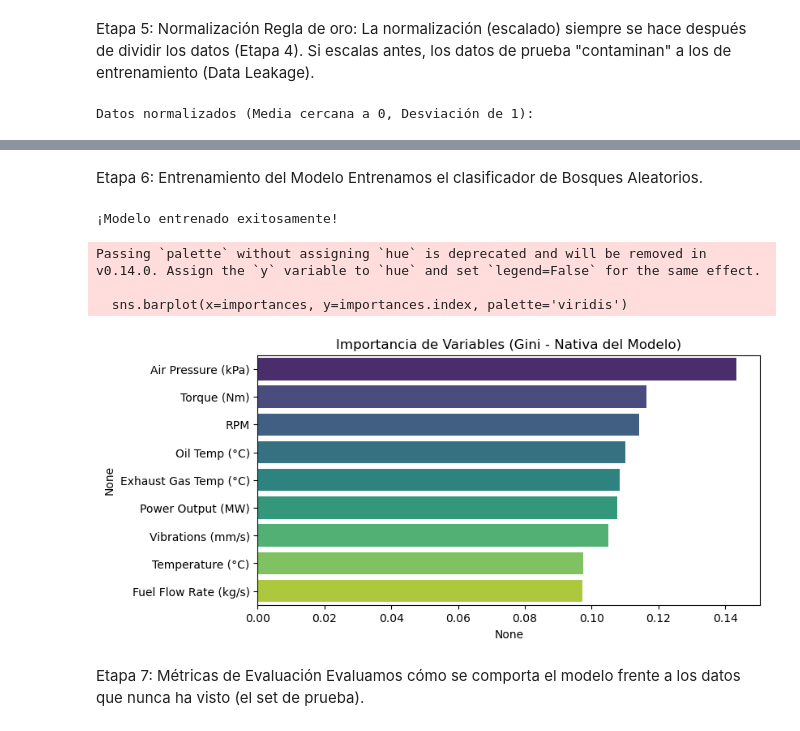
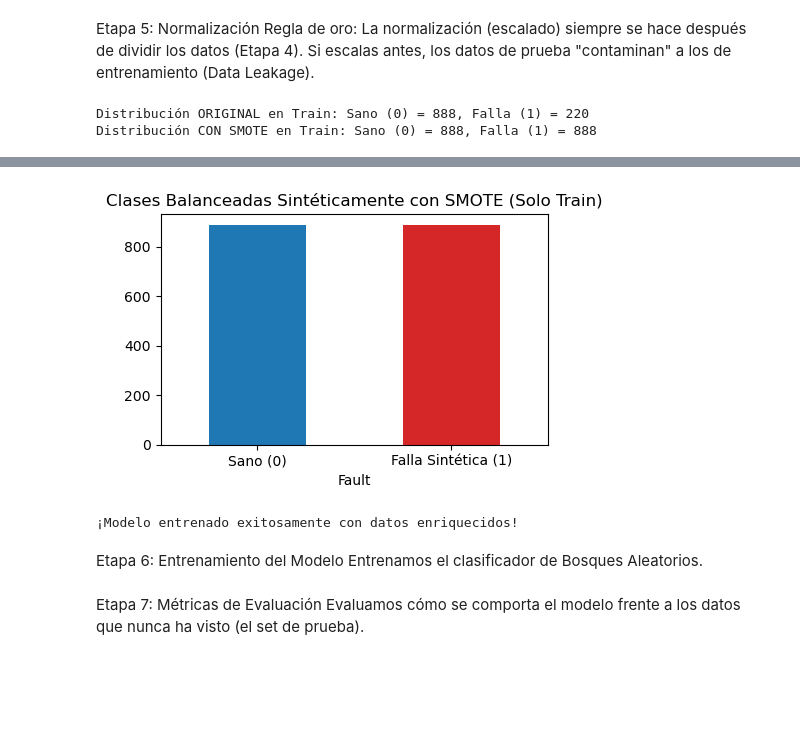
Before and after one commit to SMartinezC013/TFM_UNIR, a Jupyter notebook: PruebasCristhian_3turbinas.ipynb, the cells around one changed output, grey strips where cells are left out. Cells and saved outputs as stored; diff of their text form; code cells hidden in the pictures; blank space fills up the shorter version.

```diff
--- a/PruebasCristhian_3turbinas.ipynb
+++ b/PruebasCristhian_3turbinas.ipynb
@@ -116,20 +116,45 @@ Distribución tras la división (Gráfica de pastel):
 Etapa 5: Normalización
 Regla de oro: La normalización (escalado) siempre se hace después de dividir los datos (Etapa 4). Si escalas antes, los datos de prueba "contaminan" a los de entrenamiento (Data Leakage).
 # %%
-# Celda 5: Normalización
+# Celda 5 y 6 (Unificadas): Normalización, SMOTE y Entrenamiento
 from sklearn.preprocessing import StandardScaler
+from sklearn.ensemble import RandomForestClassifier
+from imblearn.over_sampling import SMOTE
+import pandas as pd
+import matplotlib.pyplot as plt
 
+# 1. NORMALIZACIÓN (Estrictamente después del Train-Test Split)
 scaler = StandardScaler()
-# fit_transform aprende la media/desviación SOLO del set de entrenamiento y lo escala
 X_train_scaled = scaler.fit_transform(X_train)
-# transform aplica esa misma regla al set de prueba
 X_test_scaled = scaler.transform(X_test)
 
-# Volvemos a convertirlos en DataFrames para no perder los nombres de las columnas (vital para SHAP)
+# Volvemos a formato DataFrame para conservar los nombres de las columnas
 X_train_scaled = pd.DataFrame(X_train_scaled, columns=X.columns)
 X_test_scaled = pd.DataFrame(X_test_scaled, columns=X.columns)
 
-print("Datos normalizados (Media cercana a 0, Desviación de 1):")
-display(X_train_scaled.head())
+print(f"Distribución ORIGINAL en Train: Sano (0) = {(y_train == 0).sum()}, Falla (1) = {(y_train == 1).sum()}")
+
+# 2. APLICACIÓN DE SMOTE (¡SOLO AL CONJUNTO DE ENTRENAMIENTO!)
+# sampling_strategy='auto' igualará la cantidad de fallas a la cantidad de datos sanos
+smote = SMOTE(sampling_strategy='auto', random_state=42)
+X_train_smote, y_train_smote = smote.fit_resample(X_train_scaled, y_train)
+
+print(f"Distribución CON SMOTE en Train: Sano (0) = {(y_train_smote == 0).sum()}, Falla (1) = {(y_train_smote == 1).sum()}")
+
+# Visualización del nuevo balance en el set de entrenamiento
+plt.figure(figsize=(5,3))
+y_train_smote.value_counts().plot(kind='bar', color=['#1f77b4', '#d62728'])
+plt.title('Clases Balanceadas Sintéticamente con SMOTE (Solo Train)')
+plt.xticks(ticks=[0, 1], labels=['Sano (0)', 'Falla Sintética (1)'], rotation=0)
+plt.show()
+
+# 3. ENTRENAMIENTO DEL MODELO SOBRE LOS DATOS BALANCEADOS
+# Ya no es estrictamente necesario usar class_weight='balanced' porque SMOTE hizo el trabajo,
+# pero mantenerlo no afecta negativamente.
+modelo_rf_smote = RandomForestClassifier(n_estimators=150, max_depth=12, random_state=42)
+modelo_rf_smote.fit(X_train_smote, y_train_smote)
+
+print("¡Modelo entrenado exitosamente con datos enriquecidos!")
 # %% [output]
-Datos normalizados (Media cercana a 0, Desviación de 1):
+Distribución ORIGINAL en Train: Sano (0) = 888, Falla (1) = 220
+Distribución CON SMOTE en Train: Sano (0) = 888, Falla (1) = 888
@@ -142,27 +161,8 @@ Datos normalizados (Media cercana a 0, Desviación de 1):
+[figure, added]
+¡Modelo entrenado exitosamente con datos enriquecidos!
 # %% [markdown]
 Etapa 6: Entrenamiento del Modelo
 Entrenamos el clasificador de Bosques Aleatorios.
-# %%
-# Celda 6: Entrenamiento
-from sklearn.ensemble import RandomForestClassifier
-
-# class_weight='balanced' es crucial para datasets industriales donde las fallas son eventos raros.
-modelo_rf = RandomForestClassifier(n_estimators=150, max_depth=10, class_weight='balanced', random_state=42)
-modelo_rf.fit(X_train_scaled, y_train)
-
-print("¡Modelo entrenado exitosamente!")
-# Al ser una etapa de cálculo, visualizamos la importancia intrínseca (Feature Importance base)
-importances = pd.Series(modelo_rf.feature_importances_, index=X.columns).sort_values(ascending=False)
-plt.figure(figsize=(8, 4))
-sns.barplot(x=importances, y=importances.index, palette='viridis')
-plt.title('Importancia de Variables (Gini - Nativa del Modelo)')
-plt.show()
-# %% [output]
-¡Modelo entrenado exitosamente!
-Passing `palette` without assigning `hue` is deprecated and will be removed in v0.14.0. Assign the `y` variable to `hue` and set `legend=False` for the same effect.
-
-  sns.barplot(x=importances, y=importances.index, palette='viridis')
-[figure, removed]
 # %% [markdown]
 Etapa 7: Métricas de Evaluación
 Evaluamos cómo se comporta el modelo frente a los datos que nunca ha visto (el set de prueba).
```
Also changed, not shown: parts of 9 cells of this notebook.
